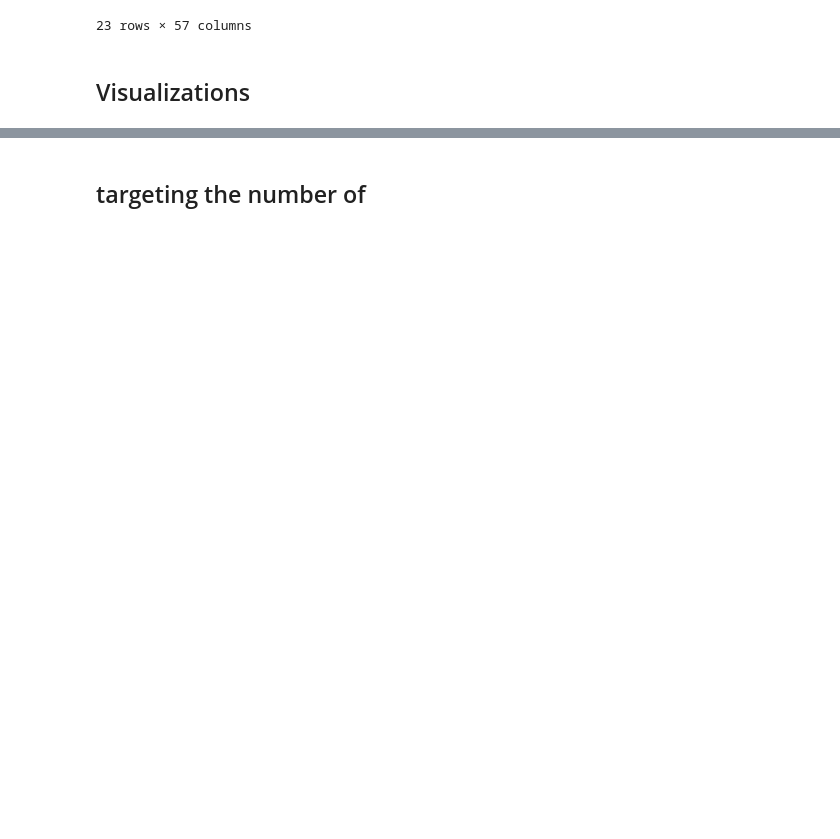
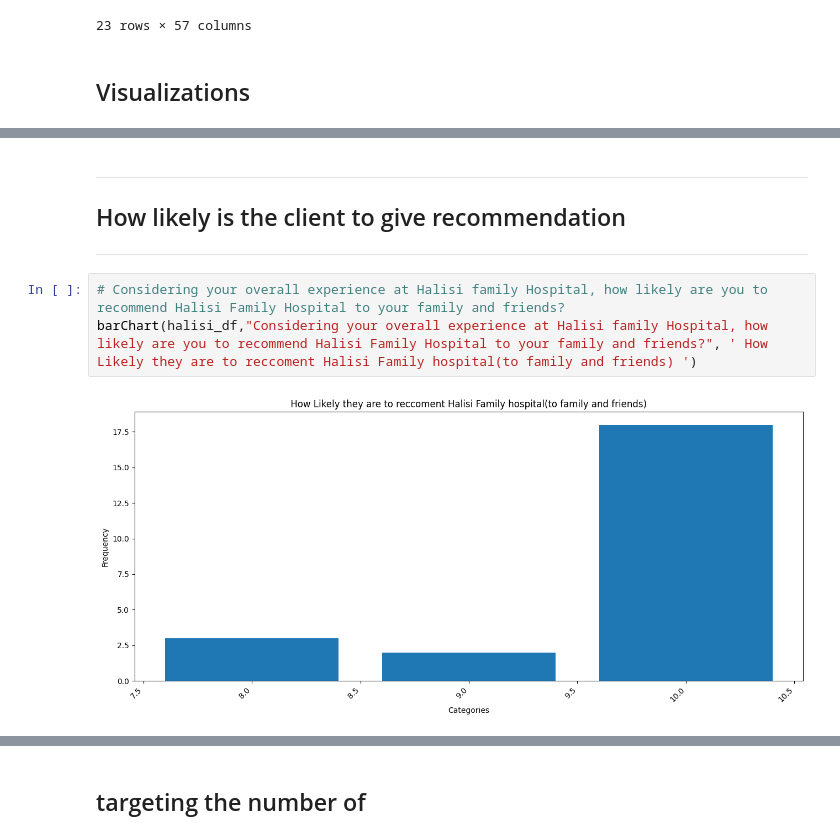
Before and after one commit to Lorraine254/pilotAnalysis, a Jupyter notebook: dataanalysis.ipynb, the cells around one changed output, grey strips where cells are left out. Cells and saved outputs as stored; diff of their text form; blank space fills up the shorter version.

```diff
--- a/dataanalysis.ipynb
+++ b/dataanalysis.ipynb
@@ -173,0 +266,11 @@ halisi_df
+# %% [markdown]
+<hr>
+
+## How likely is the client to give recommendation
+
+<hr>
+# %%
+# Considering your overall experience at Halisi family Hospital, how likely are you to recommend Halisi Family Hospital to your family and friends?
+barChart(halisi_df,"Considering your overall experience at Halisi family Hospital, how likely are you to recommend Halisi Family Hospital to your family and friends?", ' How Likely they are to reccoment Halisi Family hospital(to family and friends) ')
+# %% [output]
+[figure, added]
```
Also changed, not shown: parts of 29 cells of this notebook.
